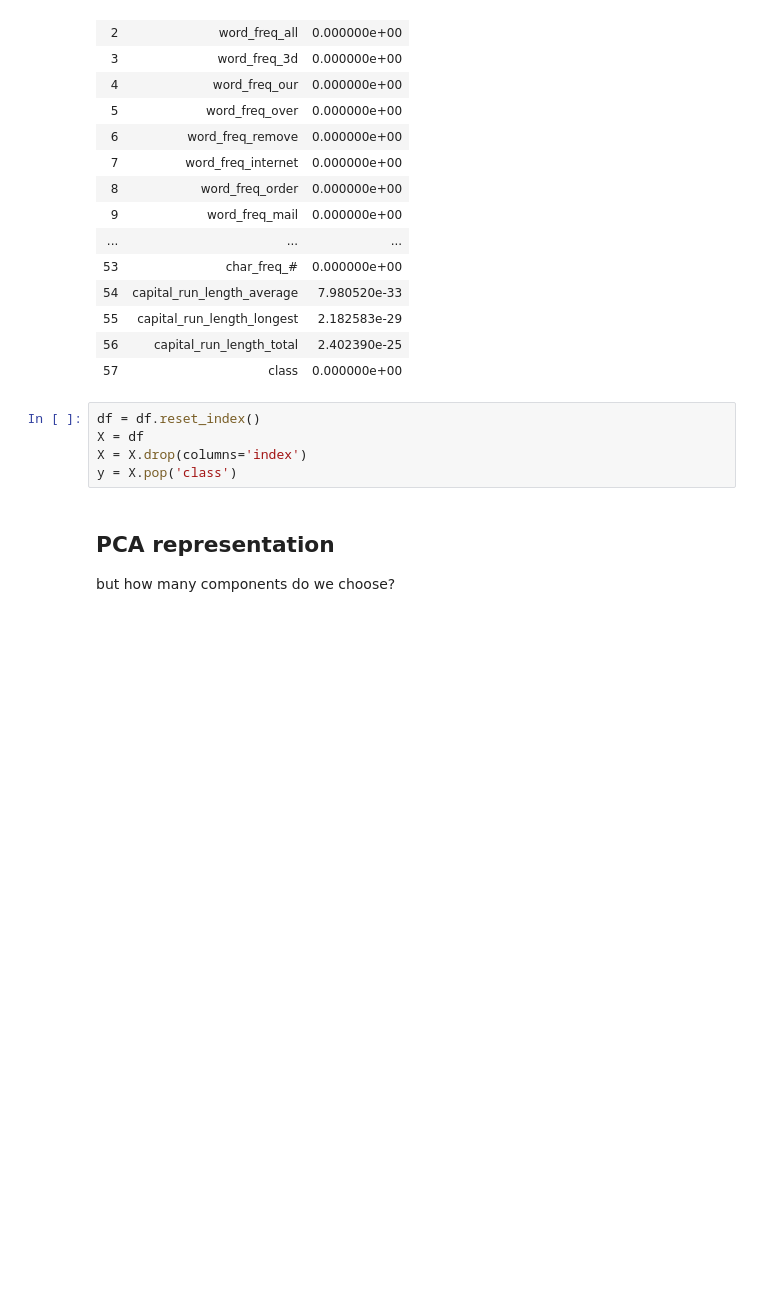
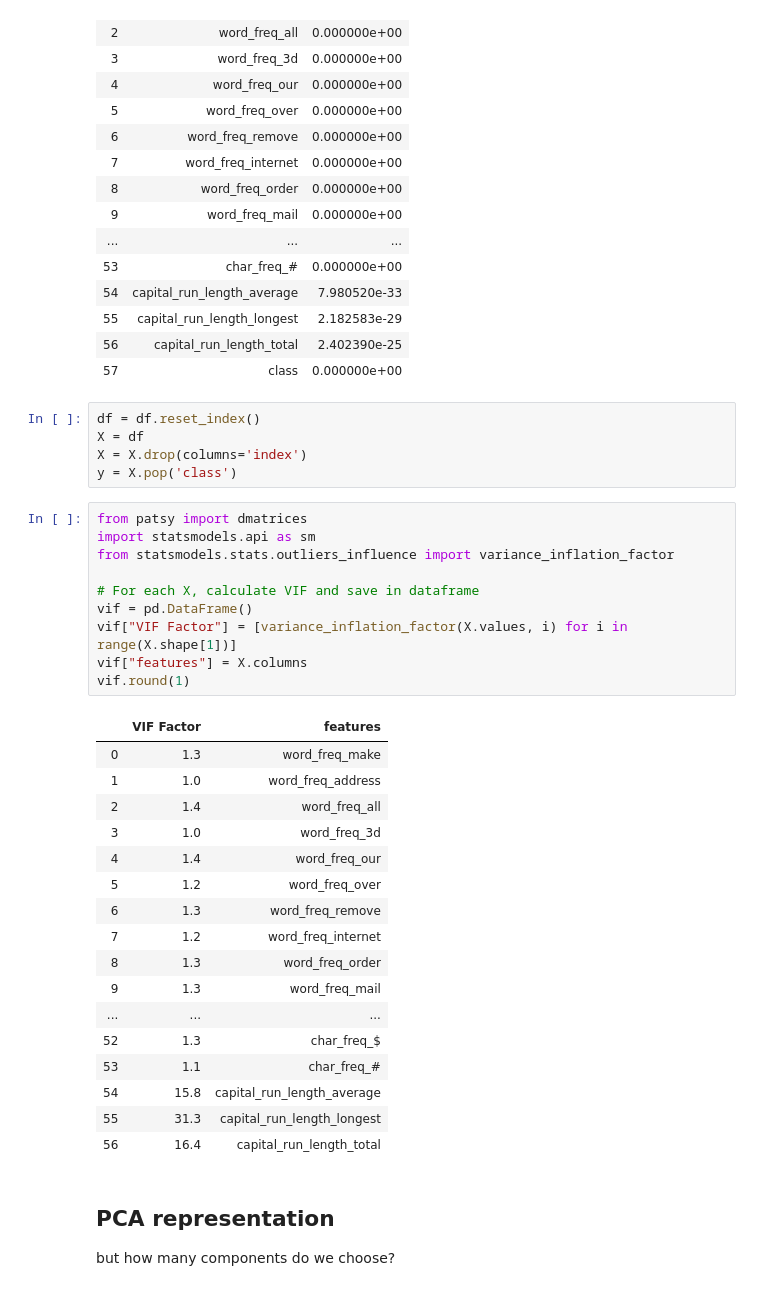
Before and after one commit to zkgz/skripsi, a Jupyter notebook: spambase.ipynb, the cells around one changed output. Drawn from its saved outputs; the diff is of its cells as text; blank space fills up the shorter version.

```diff
--- a/spambase.ipynb
+++ b/spambase.ipynb
@@ -203,6 +203,34 @@ df = df.reset_index()
 X = df
 X = X.drop(columns='index')
 y = X.pop('class')
+# %%
+from patsy import dmatrices
+import statsmodels.api as sm
+from statsmodels.stats.outliers_influence import variance_inflation_factor
+
+# For each X, calculate VIF and save in dataframe
+vif = pd.DataFrame()
+vif["VIF Factor"] = [variance_inflation_factor(X.values, i) for i in range(X.shape[1])]
+vif["features"] = X.columns
+vif.round(1)
+# %% [output]
+|  | VIF Factor | features |
+| 0 | 1.3 | word_freq_make |
+| 1 | 1.0 | word_freq_address |
+| 2 | 1.4 | word_freq_all |
+| 3 | 1.0 | word_freq_3d |
+| 4 | 1.4 | word_freq_our |
+| 5 | 1.2 | word_freq_over |
+| 6 | 1.3 | word_freq_remove |
+| 7 | 1.2 | word_freq_internet |
+| 8 | 1.3 | word_freq_order |
+| 9 | 1.3 | word_freq_mail |
+| ... | ... | ... |
+| 52 | 1.3 | char_freq_$ |
+| 53 | 1.1 | char_freq_# |
+| 54 | 15.8 | capital_run_length_average |
+| 55 | 31.3 | capital_run_length_longest |
+| 56 | 16.4 | capital_run_length_total |
 # %% [markdown]
 ## PCA representation
 but how many components do we choose?
```
Also changed, not shown: parts of 2 cells of this notebook, 5 other files.
